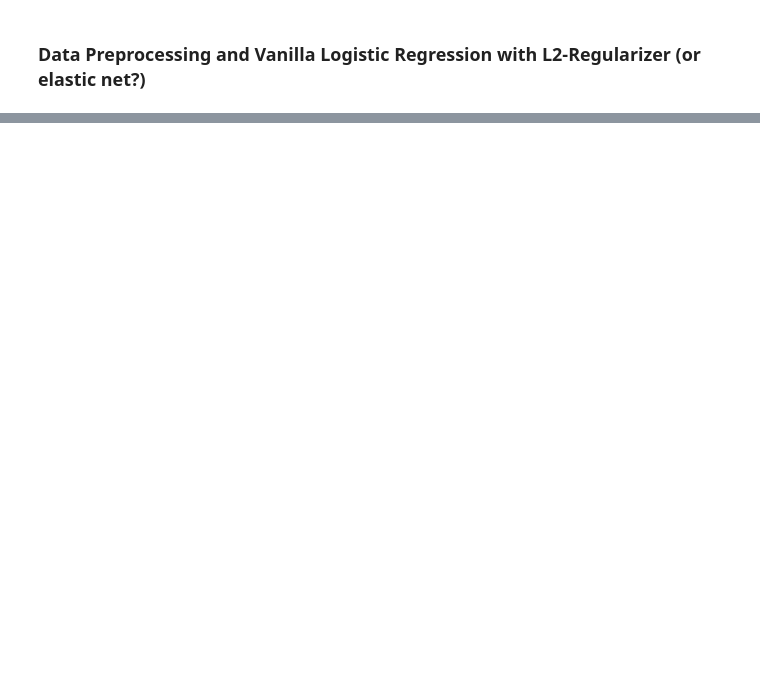
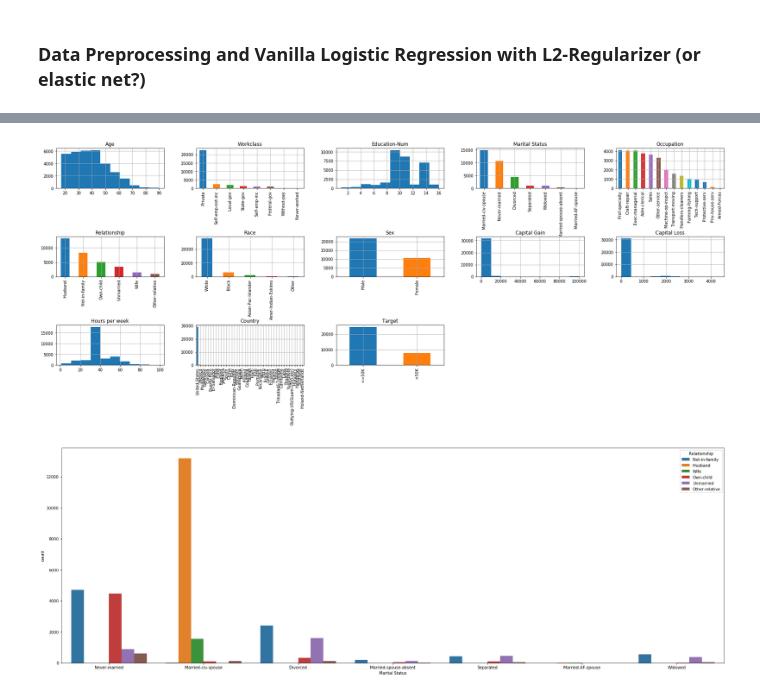
Before and after one commit to davevanveen/fairness_logistic_regression, a Jupyter notebook: notebooks/Data Pre-processing and Vanilla Logistic Regression.ipynb, the cells around one changed output, grey strips where cells are left out. Cells and saved outputs as stored; diff of their text form; code cells hidden in the pictures; blank space fills up the shorter version.

Commit message:
Reworked preprocessing ipynb. Added some data visualization. Collapsed some features, down to 31 features. Added csv train/test data in root/data/ folder.

```diff
--- a/notebooks/Data Pre-processing and Vanilla Logistic Regression.ipynb
+++ b/notebooks/Data Pre-processing and Vanilla Logistic Regression.ipynb
@@ -205,0 +48,71 @@ Class coeffs: [[  3.45006061e-01   7.68231202e-01   2.31700132e+00   6.43612195e
+# %%
+# Plot 1-D histograms for all features
+fig = plt.figure(figsize = (30, 10))
+numRows = 3;
+numCols = 5;
+
+for i, col in enumerate(train_data.columns):
+    ax = fig.add_subplot(numRows, numCols, i+1)
+    ax.set_title(col)
+    if train_data.dtypes[col] == np.object:
+        train_data[col].value_counts().plot(kind = 'bar', axes = ax)
+        plt.grid()
+    else:
+        train_data[col].hist(axes = ax)
+
+plt.subplots_adjust(hspace = 1.2, wspace = 0.3)
+
+# Comments:
+# 1. We can compress countries as US / non-US
+# 2. We can compress race as White / non-White or White / Black / Other
+# 3. We can compress workclass as Private / non-Private
+# 3. 'Marital Status' and 'Relationship' appear to have significant overlap
+# 4. We can guess that 'Occupation' and 'Education' have a big impact on the target
+# We will use them to pre-determine a gender/race/other bias in the data
+
+# Compress country as US / non-US (except for NaN)
+train_data['Country'][train_data['Country'].str.contains('United-States') == False] = 'Non-US'
+test_data['Country'][test_data['Country'].str.contains('United-States') == False] = 'Non-US'
+
+# Compress workclass as Private / non-Private
+train_data['Workclass'][train_data['Workclass'].str.contains('Private') == False] = 'Non-Private'
+test_data['Workclass'][test_data['Workclass'].str.contains('Private') == False] = 'Non-Private'
+
+# Plot cross-histograms of 'Marital Status' and 'Relationship' to ballpark correlation
+plt.figure(figsize = (30, 10))
+sns.countplot(x = "Marital Status", hue = 'Relationship', data = train_data)
+
+# Since 'Relationship' also has some correlation with gender, we decide to drop it
+train_data = train_data.drop(["Relationship"], axis = 1)
+test_data  = test_data.drop(["Relationship"], axis = 1)
+
+# Encode categorical features using dummy random variables
+encoded_train_data = pd.get_dummies(train_data,
+                                    columns = ["Workclass", "Race", "Marital Status",
+                                               "Occupation", "Sex",
+                                               "Country", "Target"],
+                                    prefix = ["workclass", "race", "marital_status",
+                                              "occupation", "sex",
+                                              "country", "target"])
+encoded_test_data = pd.get_dummies(test_data,
+                                   columns = ["Workclass", "Race", "Marital Status",
+                                              "Occupation", "Sex",
+                                              "Country", "Target"],
+                                   prefix = ["workclass", "race", "marital_status",
+                                             "occupation", "sex",
+                                             "country", "target"])
+
+# Remove the dummy feature with most frequent value for colinearity reasons
+# This also takes care of the '?' by implictly replacing them with the most common entry
+encoded_train_data = encoded_train_data.drop(["workclass_Private", "race_White",
+                                             "marital_status_Married-civ-spouse", "occupation_Prof-specialty",
+                                             "sex_Male", "country_United-States", "target_<=50K"],
+                                             axis = 1)
+encoded_test_data = encoded_test_data.drop(["workclass_Private", "race_White",
+                                             "marital_status_Married-civ-spouse", "occupation_Prof-specialty",
+                                             "sex_Male", "country_United-States", "target_<=50K"],
+                                             axis = 1)
+
+#print(encoded_train_data.columns.values.tolist())
+#print(encoded_test_data.columns.values.tolist())
+# %% [output]
@@ -205,0 +131,2 @@ Class coeffs: [[  3.45006061e-01   7.68231202e-01   2.31700132e+00   6.43612195e
+[figure, added]
+[figure, added]
```
Also changed, not shown: parts of 14 cells of this notebook, 2 other files.
